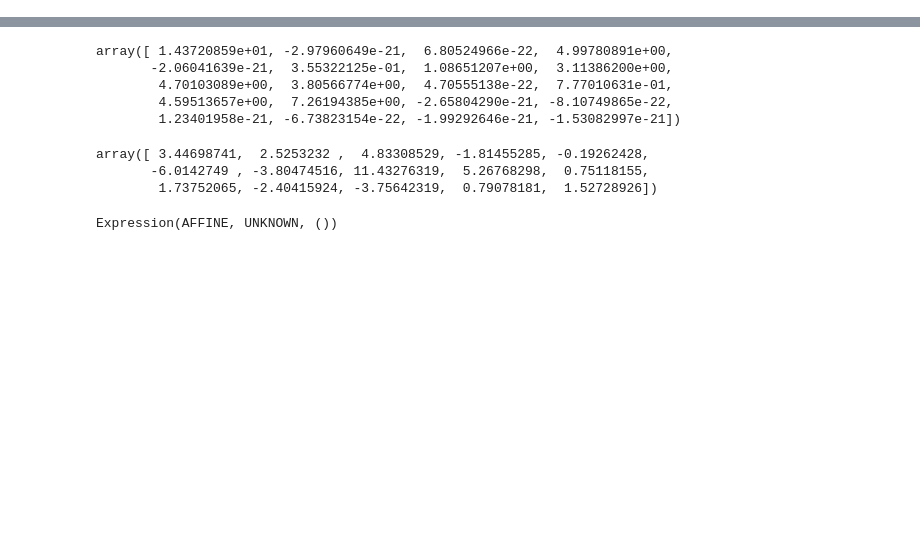
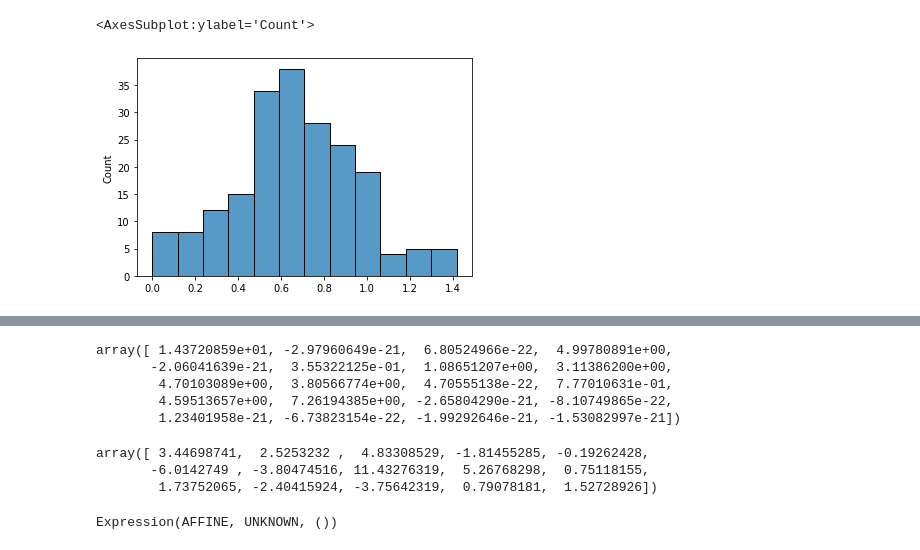
Before and after one commit to fengzhijie88/resource_consumer, a Jupyter notebook: 3 layers resource consumer model.ipynb, the cells around one changed output, grey strips where cells are left out. Drawn from its saved outputs; the diff is of its cells as text; code cells hidden in the pictures; blank space fills up the shorter version.

```diff
--- a/3 layers resource consumer model.ipynb
+++ b/3 layers resource consumer model.ipynb
@@ -72,0 +153,5 @@ plt.show()
+# %%
+sns.histplot(ys.T[x_num:].T[-1])
+# %% [output]
+<AxesSubplot:ylabel='Count'>
+[figure, added]
```
Also changed, not shown: parts of 8 cells of this notebook.
